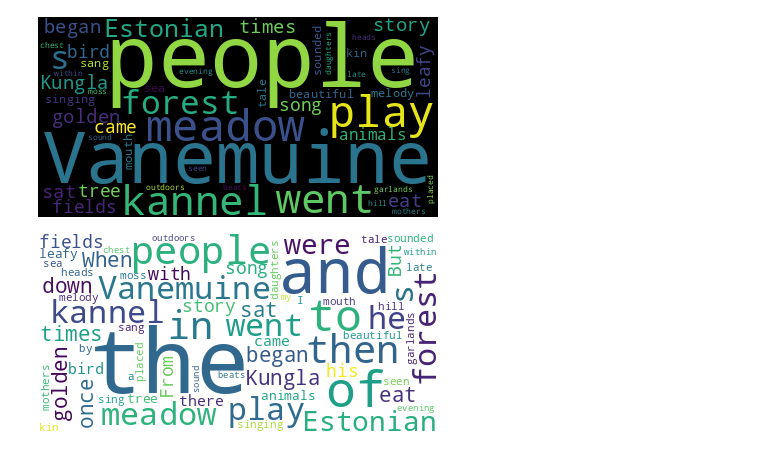
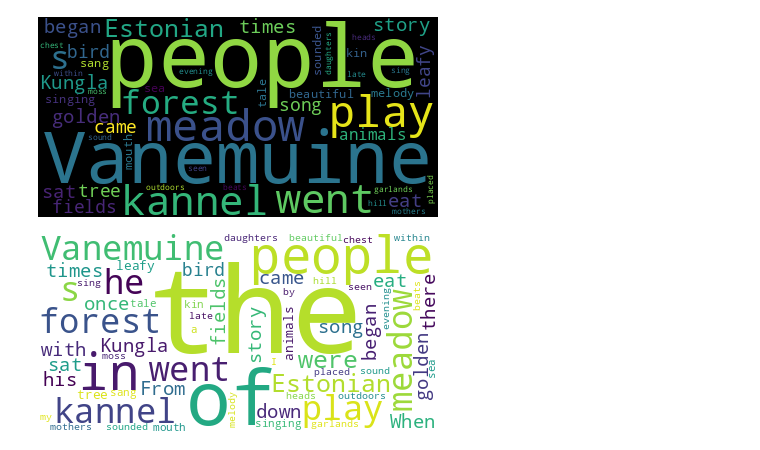
Before and after one commit to helenajyrgenson/dt-2025-data-visualisation, a Jupyter notebook: notebooks/class_work/Week 11 homework.ipynb, the cells around one changed output. Saved outputs shown, nothing was run; the diff lists cells and outputs as text; code cells hidden in the pictures.

```diff
--- a/notebooks/class_work/Week 11 homework.ipynb
+++ b/notebooks/class_work/Week 11 homework.ipynb
@@ -113,8 +114,8 @@ img.show()
 # %% [output]
 [figure]
 # %%
-wc2 = WordCloud(stopwords=["ja", "et", "on", "aga", "või"], background_color="white").generate(text)
+wc2 = WordCloud(stopwords=["and", "then", "but", "to", "on"], background_color="white").generate(text)
 img2 = wc2.to_image()
 img2.show()
 # %% [output]
-[figure, old version]
+[figure, new version]
```
Also changed, not shown: parts of 6 cells of this notebook.
